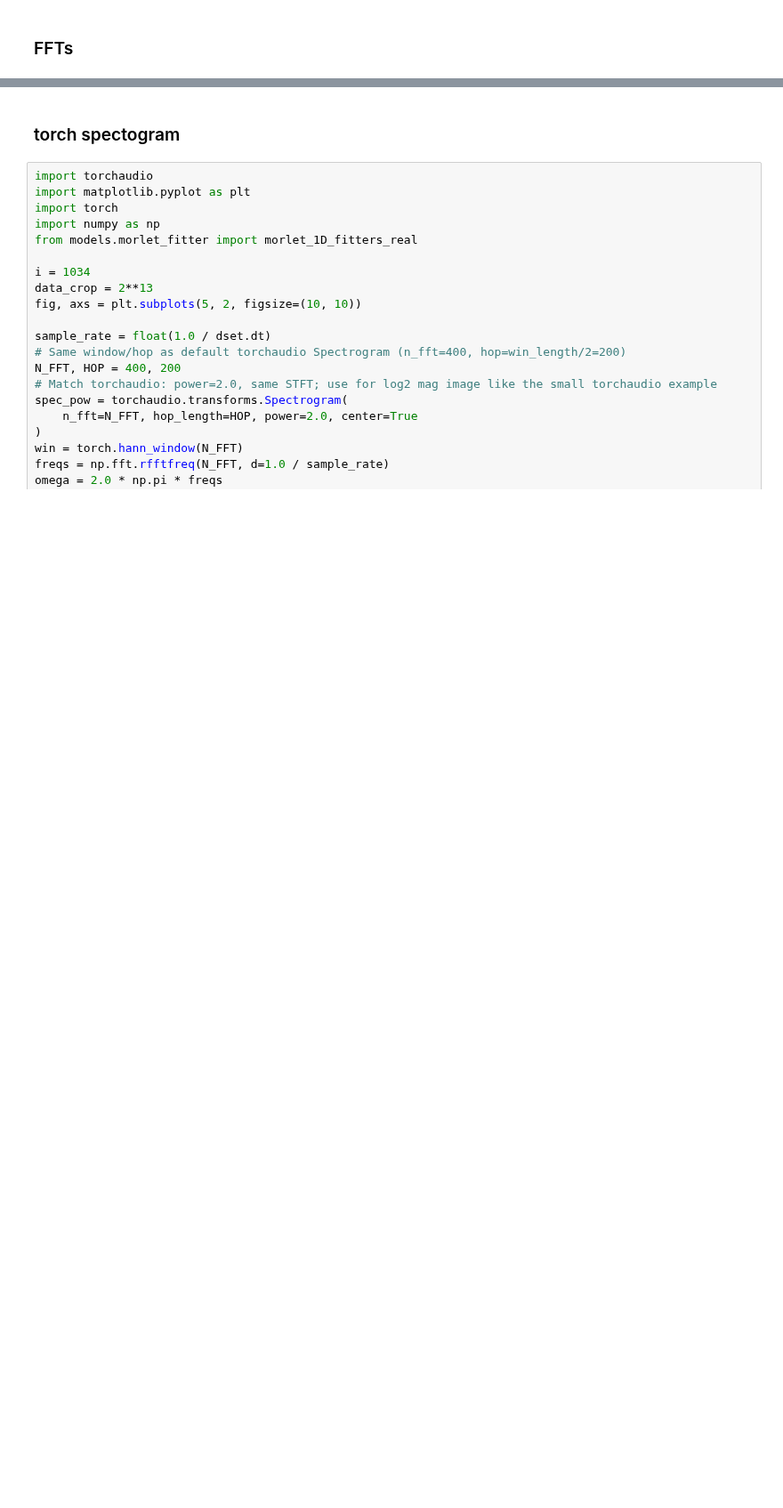
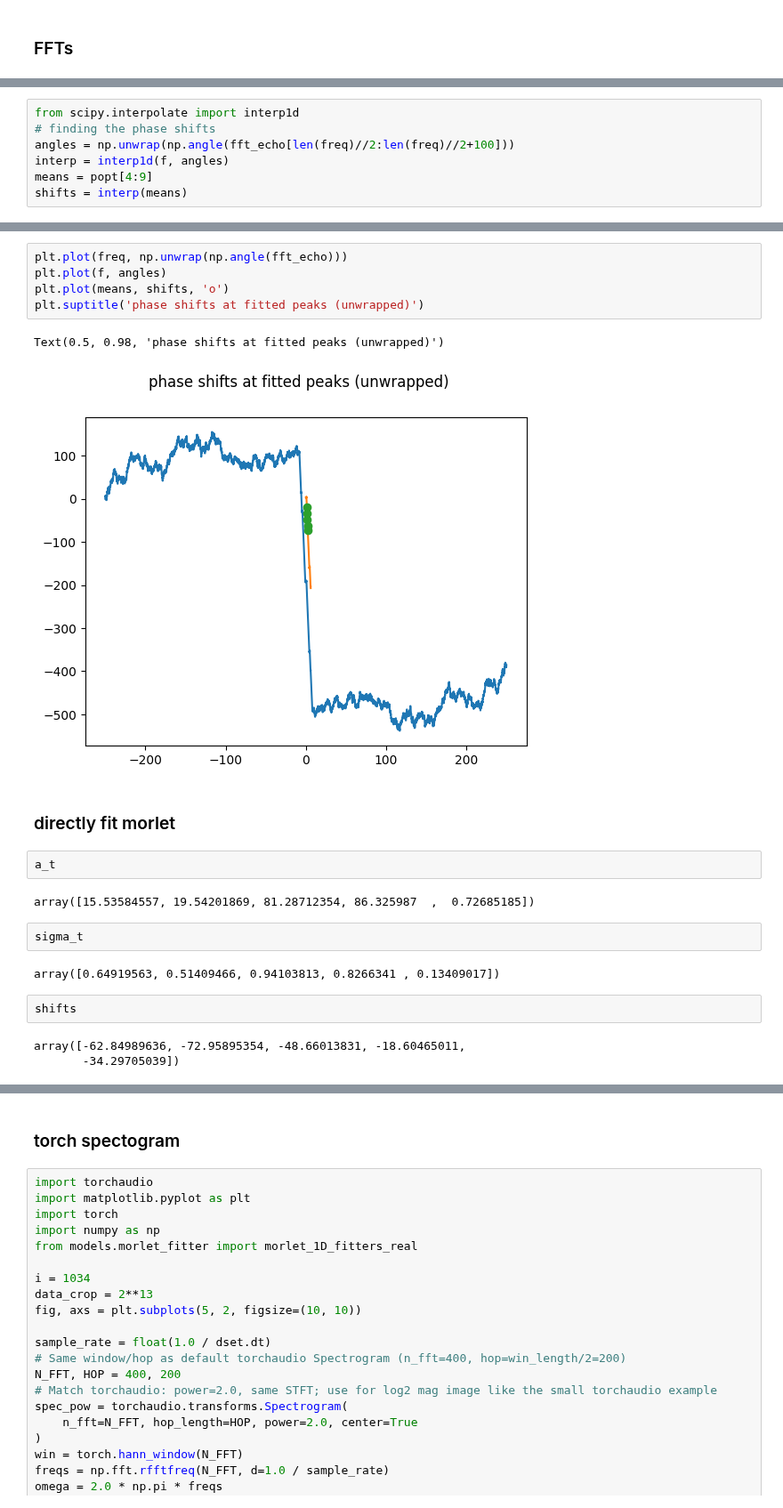
Before and after one commit to zhangxinqiao314/ultrasonic_ml, a Jupyter notebook: Notebooks/ex_tape.ipynb, the cells around one changed output, grey strips where cells are left out. Shown at 89% size. Saved outputs shown, nothing was run; the diff lists cells and outputs as text; blank space fills up the shorter version.

```diff
--- a/Notebooks/ex_tape.ipynb
+++ b/Notebooks/ex_tape.ipynb
@@ -123,0 +175,7 @@ fig.tight_layout()
+# %%
+from scipy.interpolate import interp1d
+# finding the phase shifts
+angles = np.unwrap(np.angle(fft_echo[len(freq)//2:len(freq)//2+100]))
+interp = interp1d(f, angles)
+means = popt[4:9]
+shifts = interp(means)
@@ -123,0 +187,23 @@ fig.tight_layout()
+# %%
+plt.plot(freq, np.unwrap(np.angle(fft_echo)))
+plt.plot(f, angles)
+plt.plot(means, shifts, 'o')
+plt.suptitle('phase shifts at fitted peaks (unwrapped)')
+# %% [output]
+Text(0.5, 0.98, 'phase shifts at fitted peaks (unwrapped)')
+[figure, added]
+# %% [markdown]
+### directly fit morlet
+# %%
+a_t
+# %% [output]
+array([15.53584557, 19.54201869, 81.28712354, 86.325987  ,  0.72685185])
+# %%
+sigma_t
+# %% [output]
+array([0.64919563, 0.51409466, 0.94103813, 0.8266341 , 0.13409017])
+# %%
+shifts
+# %% [output]
+array([-62.84989636, -72.95895354, -48.66013831, -18.60465011,
+       -34.29705039])
```
Also changed, not shown: parts of 14 cells of this notebook, 2 other files.
